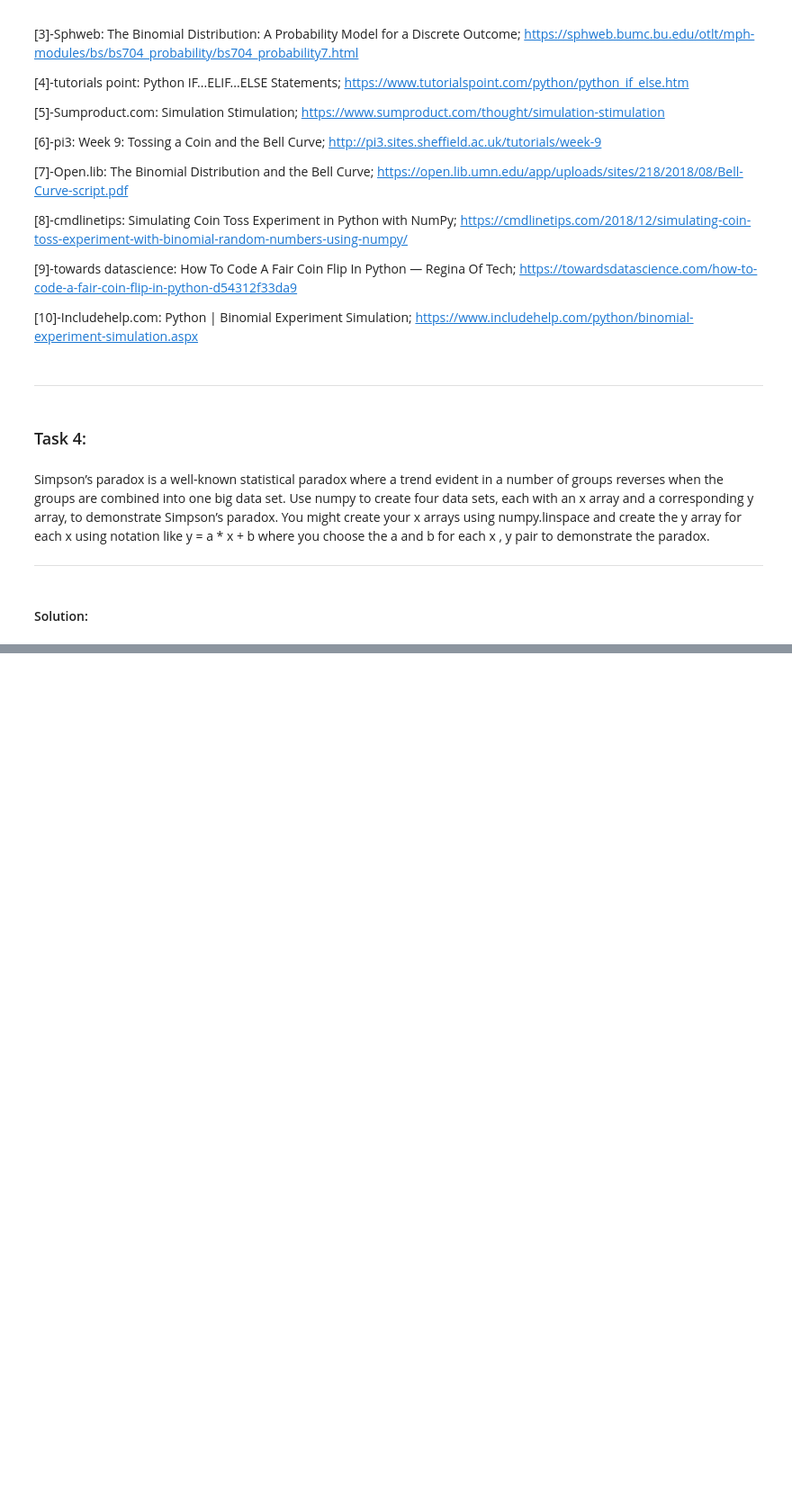
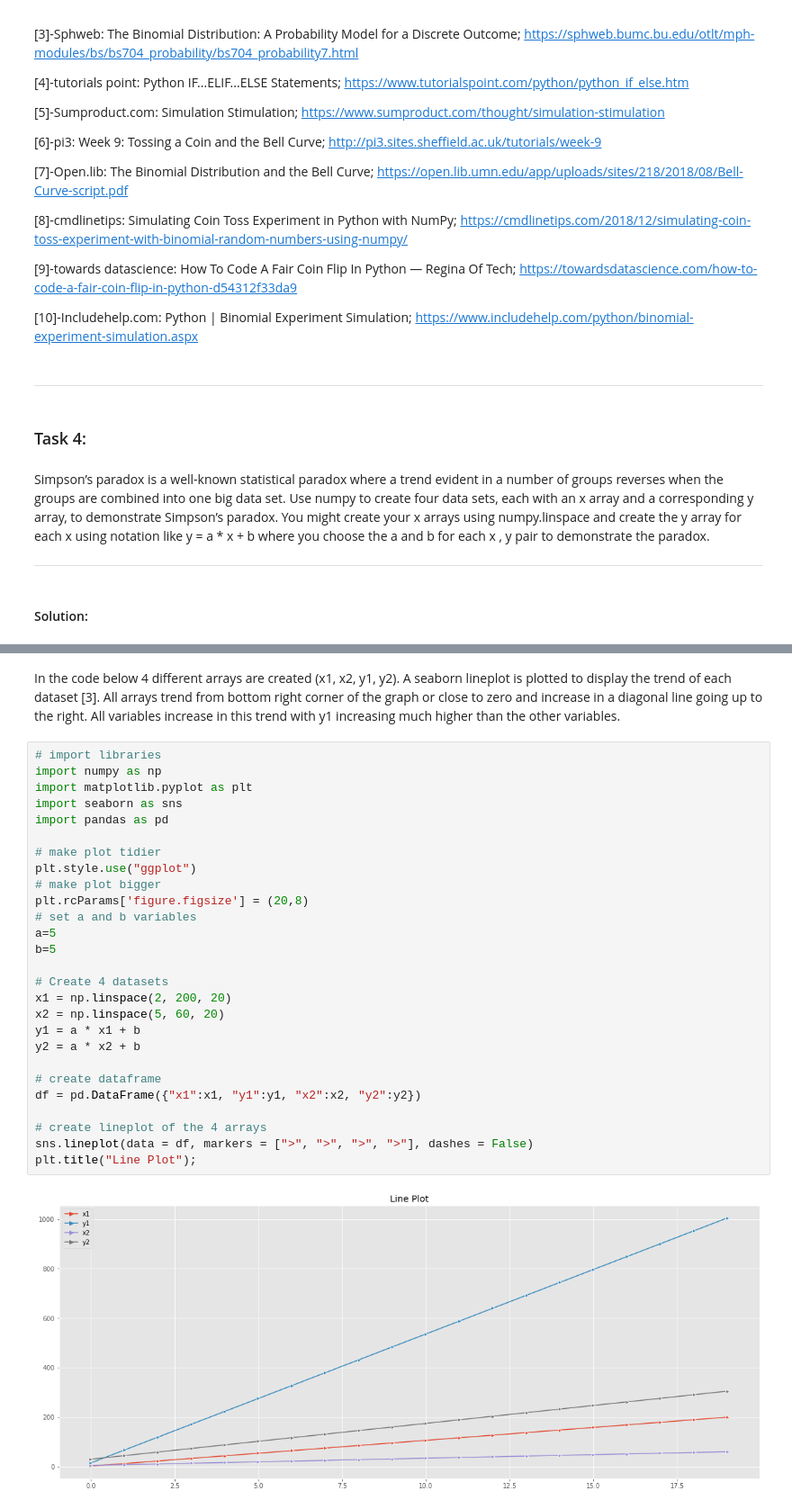
Before and after one commit to nmanley73/Tasks-Fundamentals, a Jupyter notebook: Tasks-Fundamentals.ipynb, the cells around one changed output, grey strips where cells are left out. Shown at 90% size. Saved outputs shown, nothing was run; the diff lists cells and outputs as text; blank space fills up the shorter version.

```diff
--- a/Tasks-Fundamentals.ipynb
+++ b/Tasks-Fundamentals.ipynb
@@ -300,0 +315,31 @@ Simpson’s paradox is a well-known statistical paradox where a trend evident in
+# %% [markdown]
+In the code below 4 different arrays are created (x1, x2, y1, y2). A seaborn lineplot is plotted to display the trend of each dataset [3]. All arrays trend from bottom right corner of the graph or close to zero and increase in a diagonal line going up to the right. All variables increase in this trend with y1 increasing much higher than the other variables.
+# %%
+# import libraries
+import numpy as np
+import matplotlib.pyplot as plt
+import seaborn as sns
+import pandas as pd
+
+# make plot tidier
+plt.style.use("ggplot")
+# make plot bigger
+plt.rcParams['figure.figsize'] = (20,8)
+# set a and b variables
+a=5
+b=5
+
+# Create 4 datasets
+x1 = np.linspace(2, 200, 20)
+x2 = np.linspace(5, 60, 20)
+y1 = a * x1 + b
+y2 = a * x2 + b
+
+# create dataframe
+df = pd.DataFrame({"x1":x1, "y1":y1, "x2":x2, "y2":y2})
+
+# create lineplot of the 4 arrays
+sns.lineplot(data = df, markers = [">", ">", ">", ">"], dashes = False)
+plt.title("Line Plot");
+# %% [output]
+[figure, added]
```
Also changed, not shown: parts of 8 cells of this notebook.
